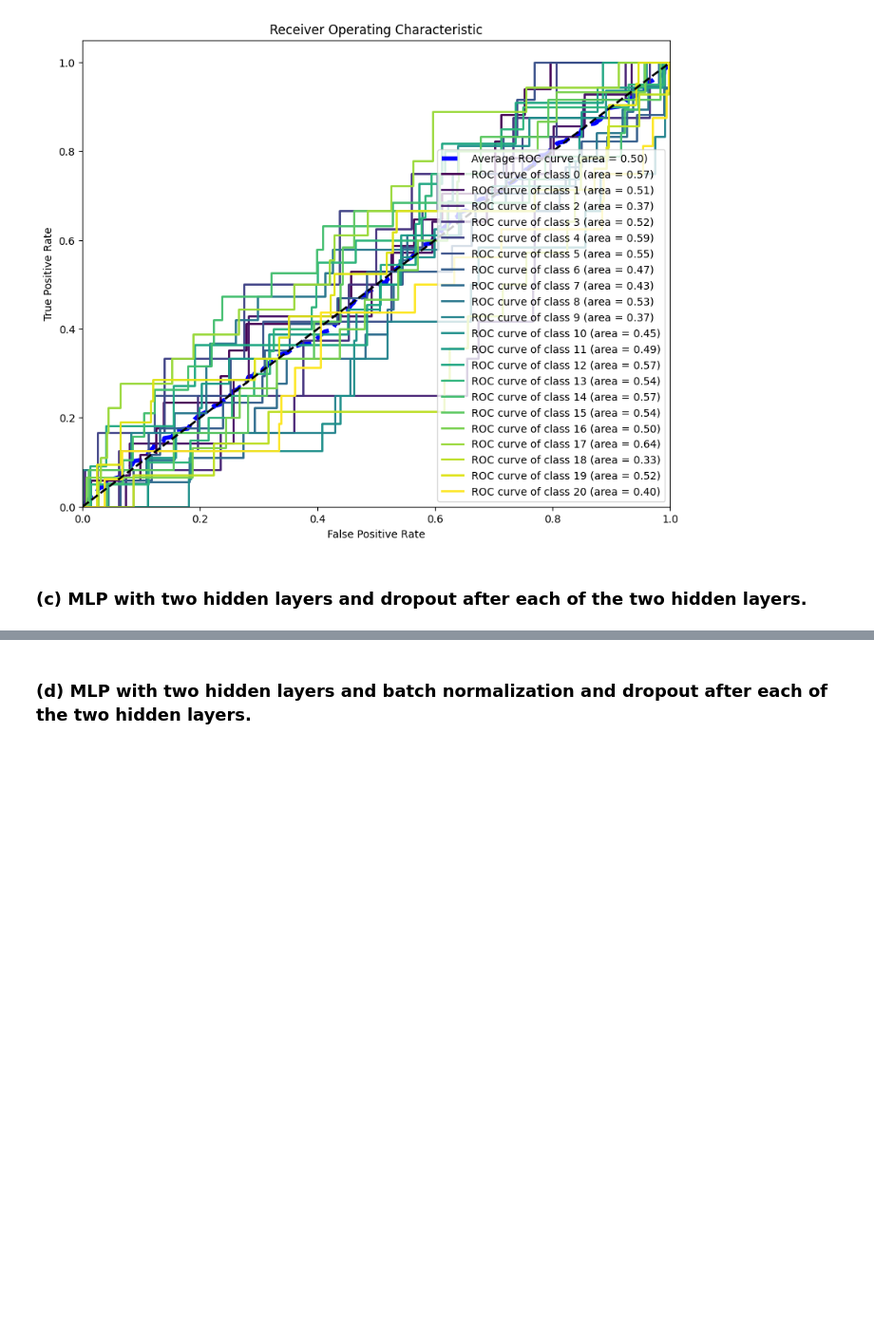
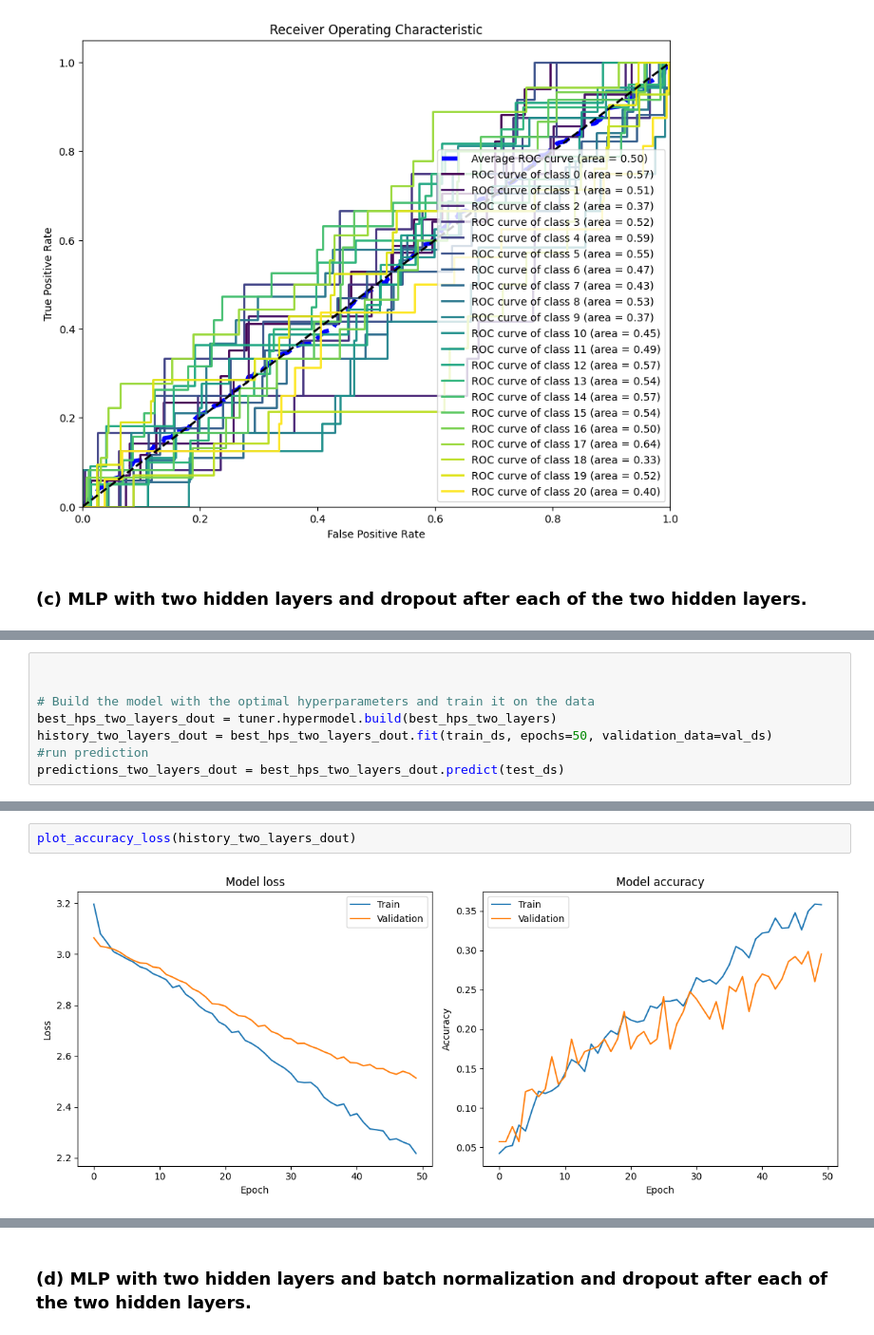
Before and after one commit to NKASHANI/Neural-Networks, a Jupyter notebook: Assignment1_Applied.ipynb, the cells around one changed output, grey strips where cells are left out. Shown at 95% size. Saved outputs shown, nothing was run; the diff lists cells and outputs as text; blank space fills up the shorter version.

```diff
--- a/Assignment1_Applied.ipynb
+++ b/Assignment1_Applied.ipynb
@@ -455,0 +504,8 @@ plot_ROC(y_list,predictions_two_layers)
+# %%
+
+
+# Build the model with the optimal hyperparameters and train it on the data
+best_hps_two_layers_dout = tuner.hypermodel.build(best_hps_two_layers)
+history_two_layers_dout = best_hps_two_layers_dout.fit(train_ds, epochs=50, validation_data=val_ds)
+#run prediction
+predictions_two_layers_dout = best_hps_two_layers_dout.predict(test_ds)
@@ -455,0 +530,4 @@ plot_ROC(y_list,predictions_two_layers)
+# %%
+plot_accuracy_loss(history_two_layers_dout)
+# %% [output]
+[figure, added]
```
Also changed, not shown: parts of 3 cells of this notebook.
